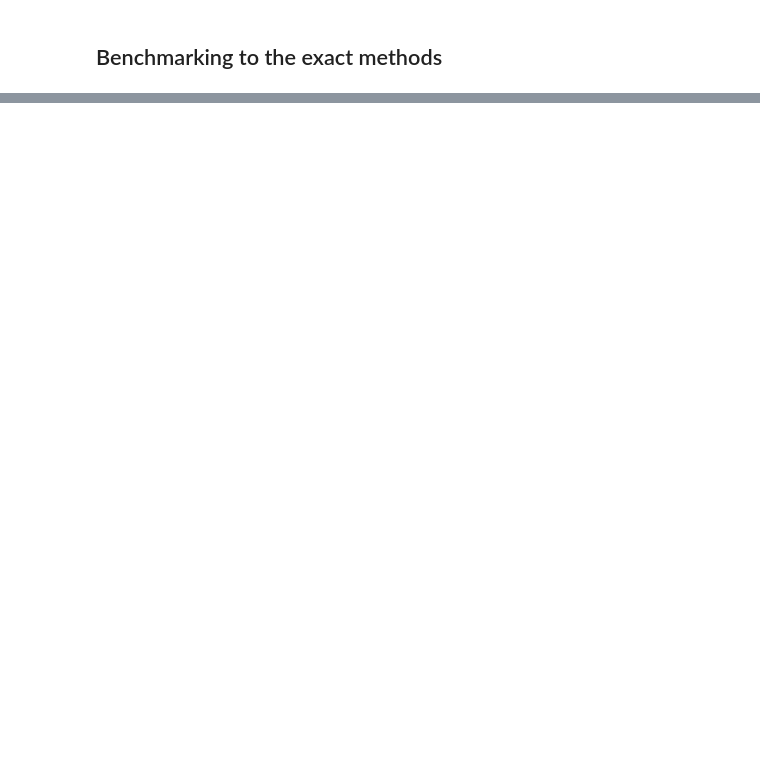
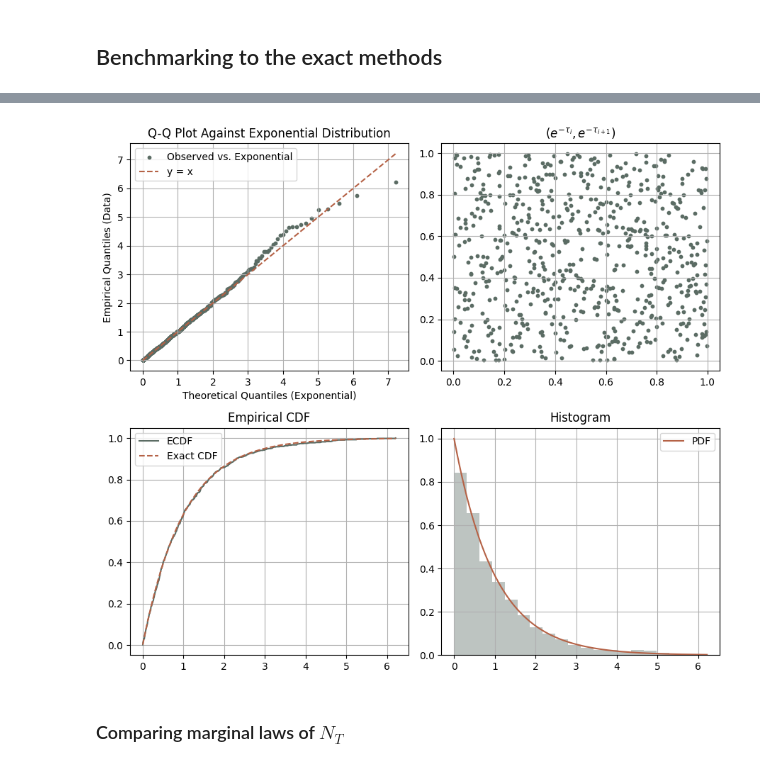
Before and after one commit to MrG1raffe/volterra_hawkes, a Jupyter notebook: notebooks/iVi_Hawkes_simulation.ipynb, the cells around one changed output, grey strips where cells are left out. Drawn from its saved outputs; the diff is of its cells as text; code cells hidden in the pictures; blank space fills up the shorter version.

```diff
--- a/notebooks/iVi_Hawkes_simulation.ipynb
+++ b/notebooks/iVi_Hawkes_simulation.ipynb
@@ -298,0 +351,6 @@ plt.show()
+# %%
+poisson_jumps_test(ivi_hawkes.U_from_jumps(hawkes_arrivals, hawkes_arrivals))
+# %% [output]
+[figure, added]
+# %% [markdown]
+### Comparing marginal laws of $N_T$
```
Also changed, not shown: parts of 21 cells of this notebook, 4 other files.
